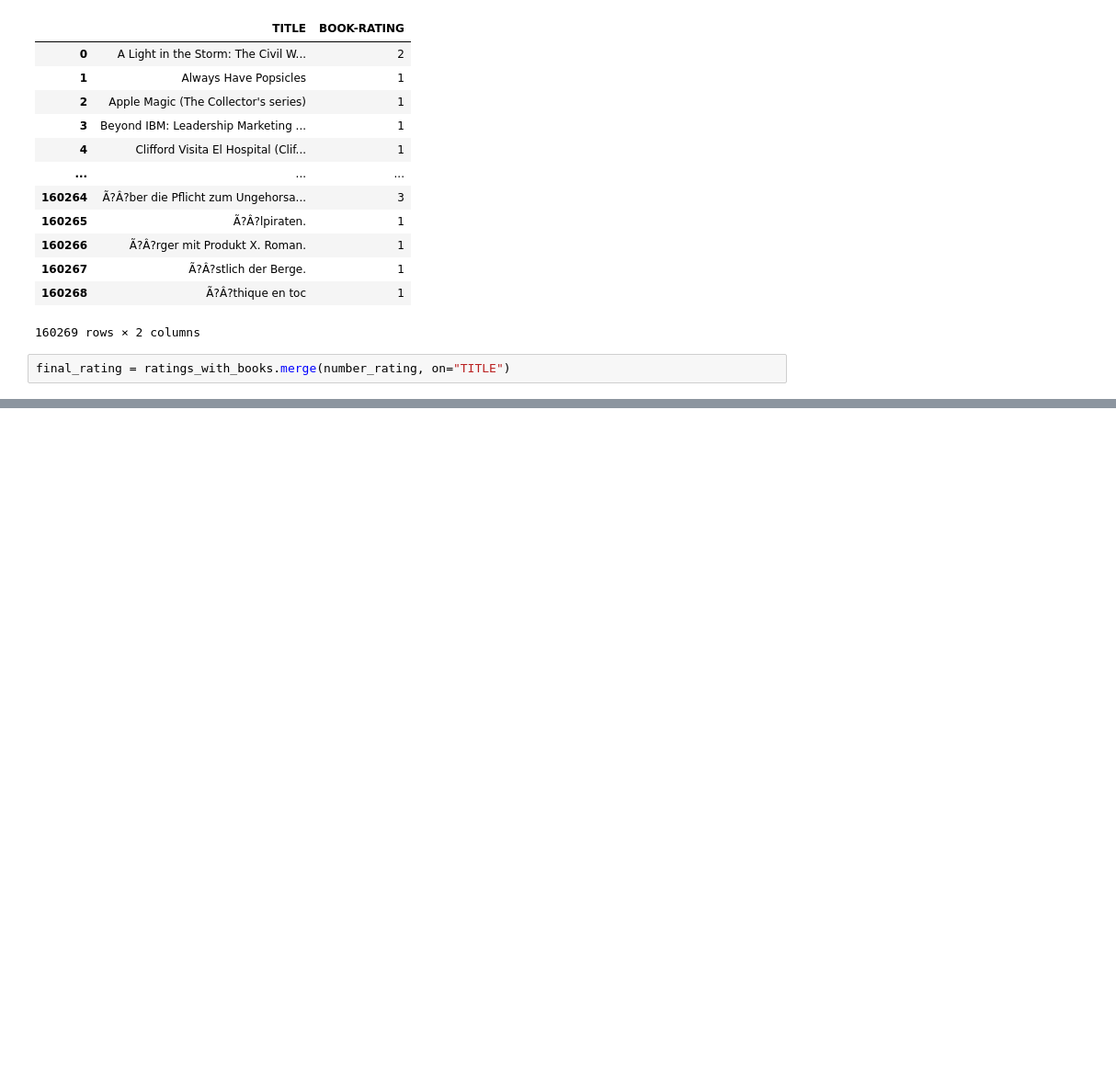
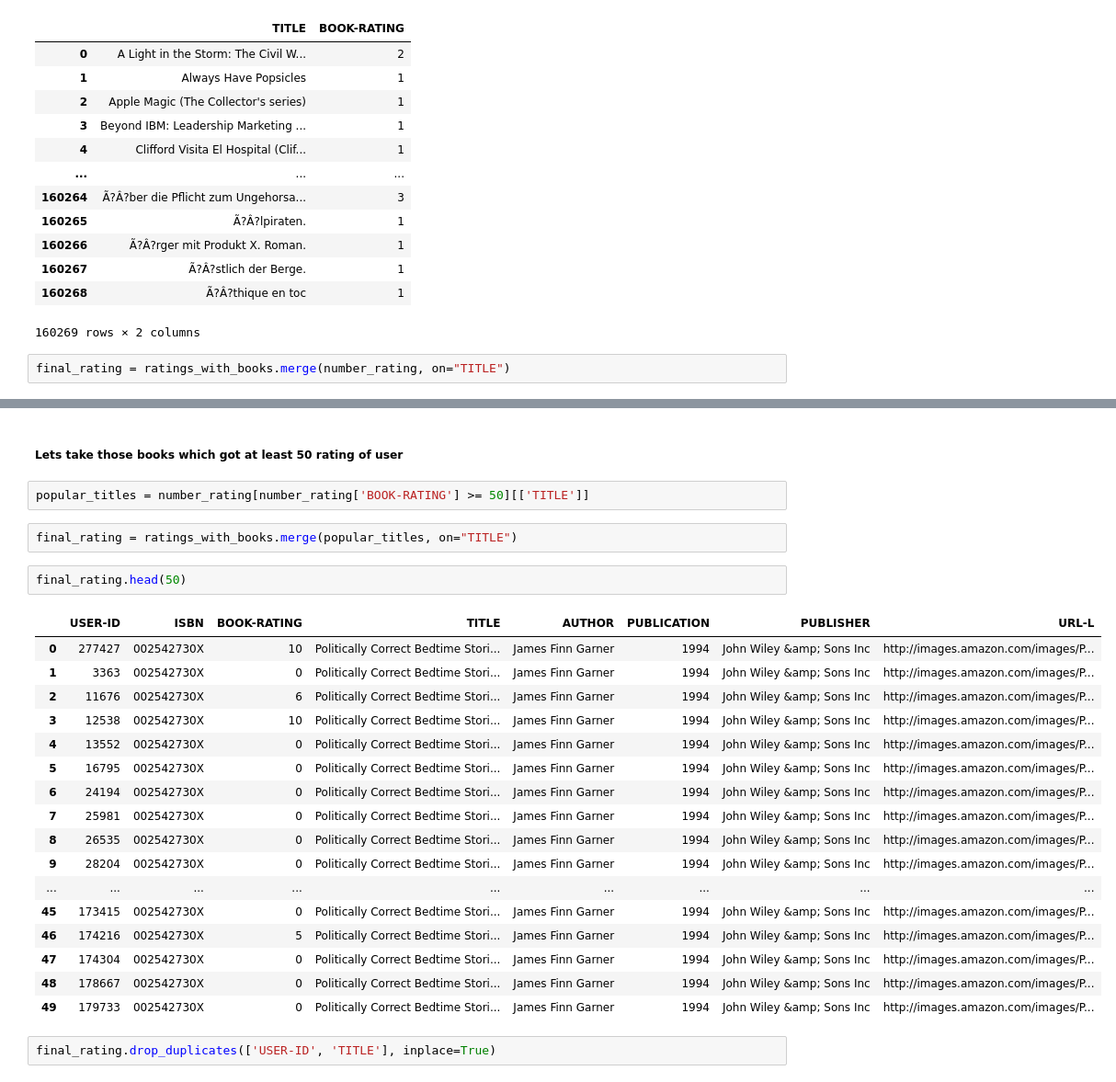
Before and after one commit to kdemirwarehouse/Book-Recommender-System, a Jupyter notebook: notebook/research.ipynb, the cells around one changed output, grey strips where cells are left out. Shown at 92% size. Cells and saved outputs as stored; diff of their text form; blank space fills up the shorter version.

```diff
--- a/notebook/research.ipynb
+++ b/notebook/research.ipynb
@@ -219,3 +219,31 @@ final_rating.head()
 | 2 | 11676 | 002542730X | 6 | Politically Correct Bedtime Stori... | James Finn Garner | 1994 | John Wiley &amp; Sons Inc | http://images.amazon.com/images/P... | 82 |
 | 3 | 12538 | 002542730X | 10 | Politically Correct Bedtime Stori... | James Finn Garner | 1994 | John Wiley &amp; Sons Inc | http://images.amazon.com/images/P... | 82 |
 | 4 | 13552 | 002542730X | 0 | Politically Correct Bedtime Stori... | James Finn Garner | 1994 | John Wiley &amp; Sons Inc | http://images.amazon.com/images/P... | 82 |
+# %% [markdown]
+##### Lets take those books which got at least 50 rating of user
+# %%
+popular_titles = number_rating[number_rating['BOOK-RATING'] >= 50][['TITLE']]
+# %%
+final_rating = ratings_with_books.merge(popular_titles, on="TITLE")
+# %%
+final_rating.head(50)
+# %% [output]
+|  | USER-ID | ISBN | BOOK-RATING | TITLE | AUTHOR | PUBLICATION | PUBLISHER | URL-L |
+| 0 | 277427 | 002542730X | 10 | Politically Correct Bedtime Stori... | James Finn Garner | 1994 | John Wiley &amp; Sons Inc | http://images.amazon.com/images/P... |
+| 1 | 3363 | 002542730X | 0 | Politically Correct Bedtime Stori... | James Finn Garner | 1994 | John Wiley &amp; Sons Inc | http://images.amazon.com/images/P... |
+| 2 | 11676 | 002542730X | 6 | Politically Correct Bedtime Stori... | James Finn Garner | 1994 | John Wiley &amp; Sons Inc | http://images.amazon.com/images/P... |
+| 3 | 12538 | 002542730X | 10 | Politically Correct Bedtime Stori... | James Finn Garner | 1994 | John Wiley &amp; Sons Inc | http://images.amazon.com/images/P... |
+| 4 | 13552 | 002542730X | 0 | Politically Correct Bedtime Stori... | James Finn Garner | 1994 | John Wiley &amp; Sons Inc | http://images.amazon.com/images/P... |
+| 5 | 16795 | 002542730X | 0 | Politically Correct Bedtime Stori... | James Finn Garner | 1994 | John Wiley &amp; Sons Inc | http://images.amazon.com/images/P... |
+| 6 | 24194 | 002542730X | 0 | Politically Correct Bedtime Stori... | James Finn Garner | 1994 | John Wiley &amp; Sons Inc | http://images.amazon.com/images/P... |
+| 7 | 25981 | 002542730X | 0 | Politically Correct Bedtime Stori... | James Finn Garner | 1994 | John Wiley &amp; Sons Inc | http://images.amazon.com/images/P... |
+| 8 | 26535 | 002542730X | 0 | Politically Correct Bedtime Stori... | James Finn Garner | 1994 | John Wiley &amp; Sons Inc | http://images.amazon.com/images/P... |
+| 9 | 28204 | 002542730X | 0 | Politically Correct Bedtime Stori... | James Finn Garner | 1994 | John Wiley &amp; Sons Inc | http://images.amazon.com/images/P... |
+| ... | ... | ... | ... | ... | ... | ... | ... | ... |
+| 45 | 173415 | 002542730X | 0 | Politically Correct Bedtime Stori... | James Finn Garner | 1994 | John Wiley &amp; Sons Inc | http://images.amazon.com/images/P... |
+| 46 | 174216 | 002542730X | 5 | Politically Correct Bedtime Stori... | James Finn Garner | 1994 | John Wiley &amp; Sons Inc | http://images.amazon.com/images/P... |
+| 47 | 174304 | 002542730X | 0 | Politically Correct Bedtime Stori... | James Finn Garner | 1994 | John Wiley &amp; Sons Inc | http://images.amazon.com/images/P... |
+| 48 | 178667 | 002542730X | 0 | Politically Correct Bedtime Stori... | James Finn Garner | 1994 | John Wiley &amp; Sons Inc | http://images.amazon.com/images/P... |
+| 49 | 179733 | 002542730X | 0 | Politically Correct Bedtime Stori... | James Finn Garner | 1994 | John Wiley &amp; Sons Inc | http://images.amazon.com/images/P... |
+# %%
+final_rating.drop_duplicates(['USER-ID', 'TITLE'], inplace=True)
```
Also changed, not shown: parts of 14 cells of this notebook, 4 other files.
